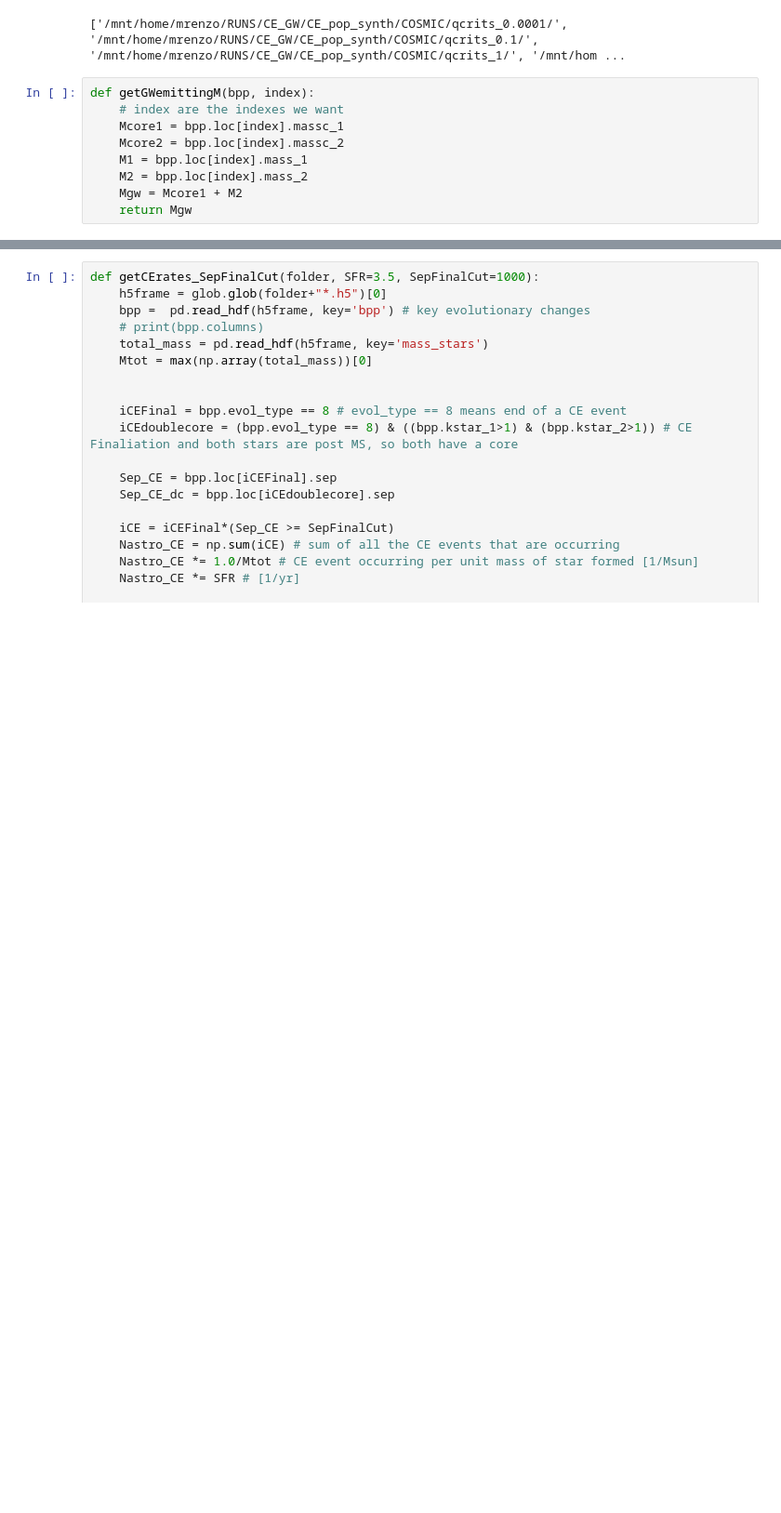
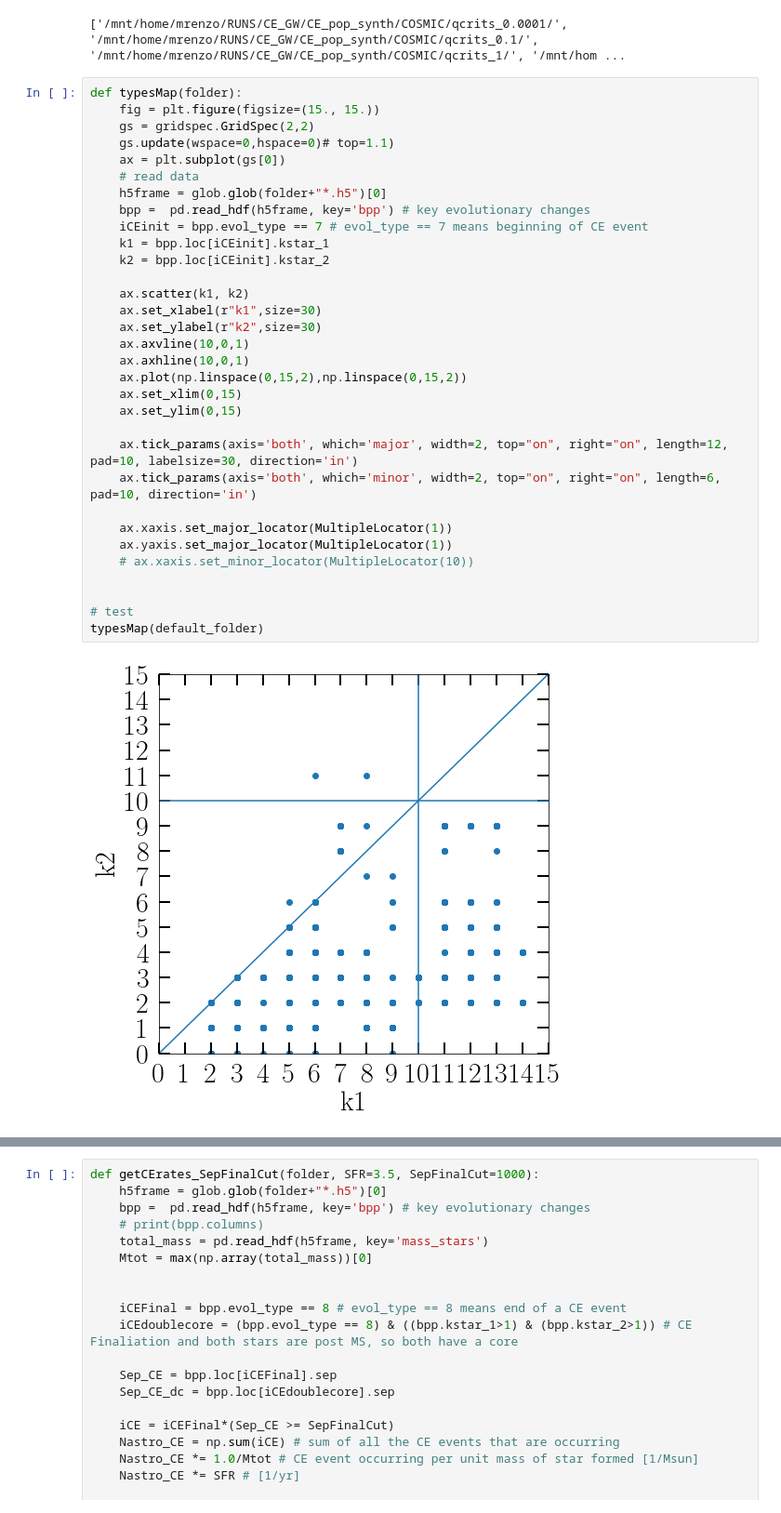
Before and after one commit to tcallister/LISA-and-CE-Evolution, a Jupyter notebook: COSMIC_popsynth/Common_envelope_rate_as_function_of_mass_gw_emitting.ipynb, the cells around one changed output, grey strips where cells are left out. Shown at 93% size. Drawn from its saved outputs; the diff is of its cells as text; blank space fills up the shorter version.

```diff
--- a/COSMIC_popsynth/Common_envelope_rate_as_function_of_mass_gw_emitting.ipynb
+++ b/COSMIC_popsynth/Common_envelope_rate_as_function_of_mass_gw_emitting.ipynb
@@ -33,12 +33,37 @@ default_folder = glob.glob(root+"qcrits_clayes/")[0]
 # print(default_folder)
 # %% [output]
 ['/mnt/home/mrenzo/RUNS/CE_GW/CE_pop_synth/COSMIC/qcrits_0.0001/', '/mnt/home/mrenzo/RUNS/CE_GW/CE_pop_synth/COSMIC/qcrits_0.1/', '/mnt/home/mrenzo/RUNS/CE_GW/CE_pop_synth/COSMIC/qcrits_1/', '/mnt/hom ...
-# %%
-def getGWemittingM(bpp, index):
-    # index are the indexes we want
-    Mcore1 = bpp.loc[index].massc_1
-    Mcore2 = bpp.loc[index].massc_2
-    M1 = bpp.loc[index].mass_1
-    M2 = bpp.loc[index].mass_2
-    Mgw = Mcore1 + M2
-    return Mgw
+# %%
+def typesMap(folder):
+    fig = plt.figure(figsize=(15., 15.))
+    gs = gridspec.GridSpec(2,2)
+    gs.update(wspace=0,hspace=0)# top=1.1)
+    ax = plt.subplot(gs[0])
+    # read data
+    h5frame = glob.glob(folder+"*.h5")[0]
+    bpp =  pd.read_hdf(h5frame, key='bpp') # key evolutionary changes
+    iCEinit = bpp.evol_type == 7 # evol_type == 7 means beginning of CE event
+    k1 = bpp.loc[iCEinit].kstar_1
+    k2 = bpp.loc[iCEinit].kstar_2
+
+    ax.scatter(k1, k2)
+    ax.set_xlabel(r"k1",size=30)
+    ax.set_ylabel(r"k2",size=30)
+    ax.axvline(10,0,1)
+    ax.axhline(10,0,1)
+    ax.plot(np.linspace(0,15,2),np.linspace(0,15,2))
+    ax.set_xlim(0,15)
+    ax.set_ylim(0,15)
+
+    ax.tick_params(axis='both', which='major', width=2, top="on", right="on", length=12, pad=10, labelsize=30, direction='in')
+    ax.tick_params(axis='both', which='minor', width=2, top="on", right="on", length=6, pad=10, direction='in')
+
+    ax.xaxis.set_major_locator(MultipleLocator(1))
+    ax.yaxis.set_major_locator(MultipleLocator(1))
+    # ax.xaxis.set_minor_locator(MultipleLocator(10))
+
+
+# test
+typesMap(default_folder)
+# %% [output]
+[figure, added]
```
Also changed, not shown: parts of 5 cells of this notebook, 2 other files.
